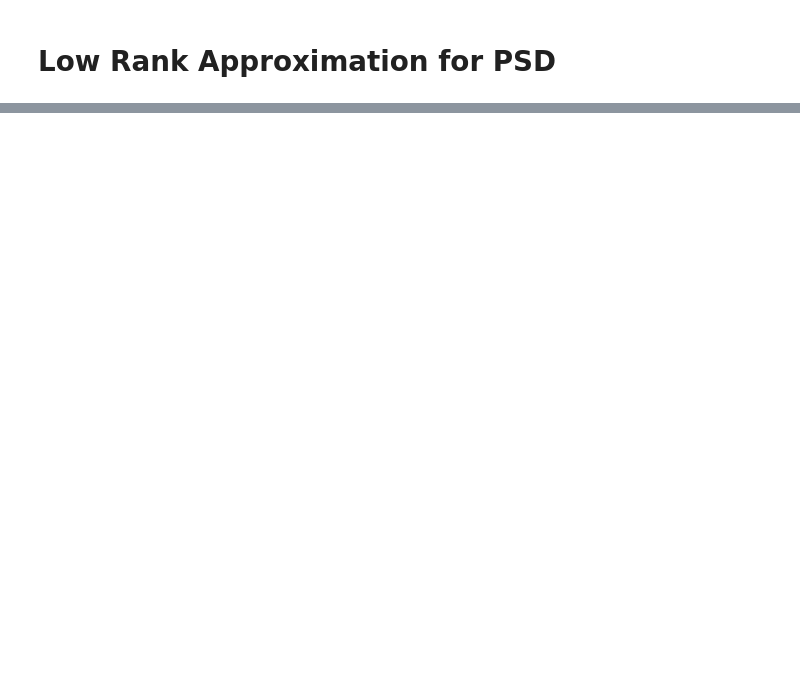
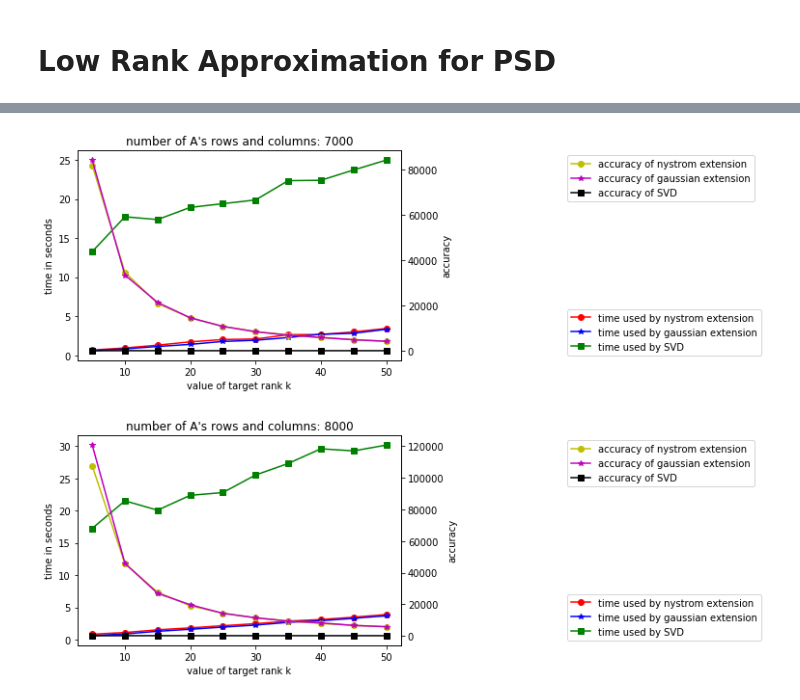
Before and after one commit to HaoyangLi0507/Randomized-Numerical-Linear-Algebra, a Jupyter notebook: randnla.ipynb, the cells around one changed output, grey strips where cells are left out. Saved outputs shown, nothing was run; the diff lists cells and outputs as text; code cells hidden in the pictures; blank space fills up the shorter version.

```diff
--- a/randnla.ipynb
+++ b/randnla.ipynb
@@ -618,0 +515,19 @@ u
+# %%
+#create lists to store results
+size_ct = 7
+ny_time_size=[None]*size_ct #for nystrom extension
+ny_accu_size=[None]*size_ct
+gs_time_size=[None]*size_ct #for gaussian extension
+gs_accu_size=[None]*size_ct
+esvd_time_size=[None]*size_ct #for svd
+esvd_accu_size=[None]*size_ct
+psd_norm=np.zeros(size_ct) #for A's norm
+psd_sparcity=np.zeros(size_ct)
+
+#initialize some constants
+K=np.arange(5,51,5)
+init_n_app = 2000
+size = init_n_app
+repeatTime = 10
+epslon = 0.9
+delta = 0.1
@@ -618,0 +623,28 @@ u
+# %%
+#plot result for randomized low rank PSD matrix multiplication with different size
+init_n_app=2000
+size_plot = init_n_app
+for i in range(5,7,1):
+    size_plot=init_n_app+i*1000
+    size=str(size_plot)
+    title = "number of A's rows and columns: "+size
+    fig,ax = plt.subplots()
+    ax.plot(K,ny_time_sizeT[i],color="r", marker="o",label="time used by nystrom extension")
+    ax.plot(K,gs_time_sizeT[i],color="b", marker="*",label="time used by gaussian extension")
+    ax.plot(K,esvd_time_sizeT[i],color="g", marker="s",label="time used by SVD")
+    ax.set_xlabel("value of target rank k")
+    ax.set_ylabel("time in seconds")
+    plt.legend(bbox_to_anchor=(1.5,0), loc="lower left")
+
+    ax2=ax.twinx()
+    ax2.plot(K,ny_accu_sizeT[i],color="y", marker="o",label="accuracy of nystrom extension")
+    ax2.plot(K,gs_accu_sizeT[i],color="m", marker="*",label="accuracy of gaussian extension")
+    ax2.plot(K,esvd_accu_sizeT[i],color="k", marker="s",label="accuracy of SVD")
+    ax2.set_ylabel("accuracy")
+
+    plt.legend(bbox_to_anchor=(1.5,1.0), loc="upper left")
+    plt.title(title)
+    plt.show()
+# %% [output]
+[figure, added]
+[figure, added]
```
Also changed, not shown: parts of 87 cells of this notebook.
